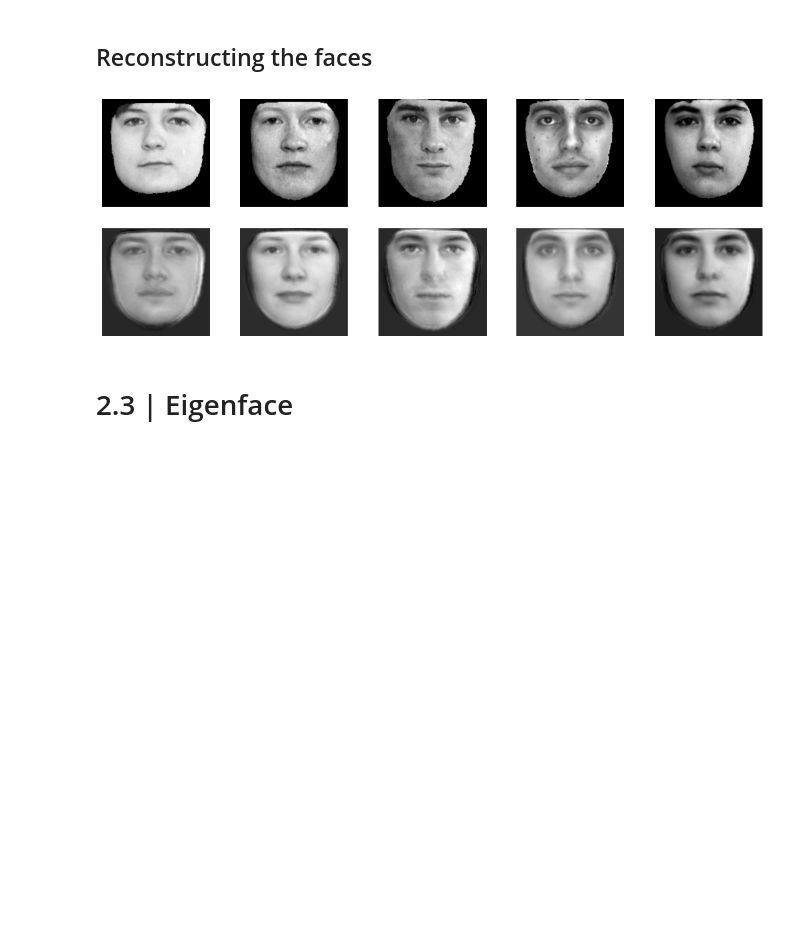
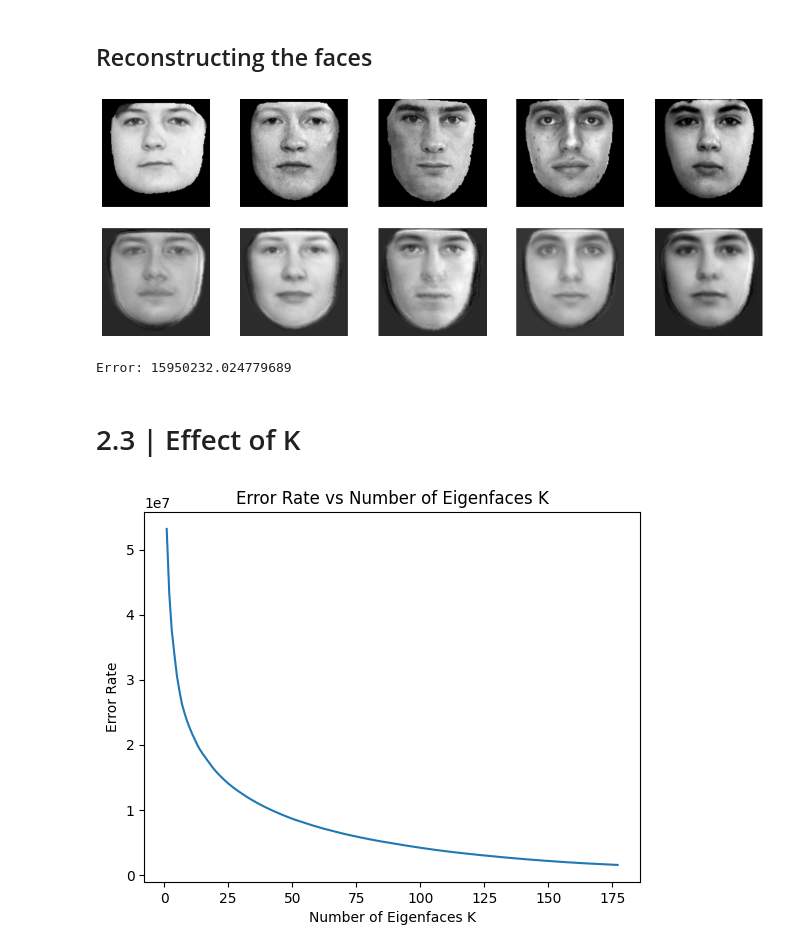
Before and after one commit to cormac-taylor/eigenfaces, a Jupyter notebook: hw2_problem2.ipynb, the cells around one changed output. Drawn from its saved outputs; the diff is of its cells as text; code cells hidden in the pictures; blank space fills up the shorter version.

```diff
--- a/hw2_problem2.ipynb
+++ b/hw2_problem2.ipynb
@@ -138,7 +138,33 @@ for i in range(1,6):
     mpl.imshow(recons.reshape(256,256), cmap='gray')
     mpl.axis('off')
 mpl.show()
+
+# centered_X_test N x D
+# eigenfaces K x D
+def get_error(X, centered_X, eigenfaces, mean_X):
+    all_faces_recon = np.dot(np.dot(centered_X, eigenfaces.T), eigenfaces) + mean_X
+    norm_diff = np.linalg.norm(all_faces_recon - X)
+    return norm_diff * norm_diff / len(X)
+
+print(f'Error: {get_error(X_test, centered_X_test, eigenfaces, mean_X_test)}')
 # %% [output]
 [figure]
+Error: 15950232.024779689
 # %% [markdown]
-# 2.3 |  Eigenface
+# 2.3 |  Effect of K
+# %%
+eigenfaces = pca.get_K_eigenvectors(len(face_data), face_data)
+
+errors = []
+for i in range(1, len(face_data) + 1):
+    mean_X = np.mean(face_data, axis=0)
+    centered_X = face_data - mean_X
+    errors.append(get_error(face_data, centered_X, eigenfaces[:i], mean_X))
+
+mpl.plot(np.arange(1, len(face_data) + 1), errors)
+mpl.title("Error Rate vs Number of Eigenfaces K")
+mpl.xlabel("Number of Eigenfaces K")
+mpl.ylabel("Error Rate")
+mpl.show()
+# %% [output]
+[figure, added]
```
